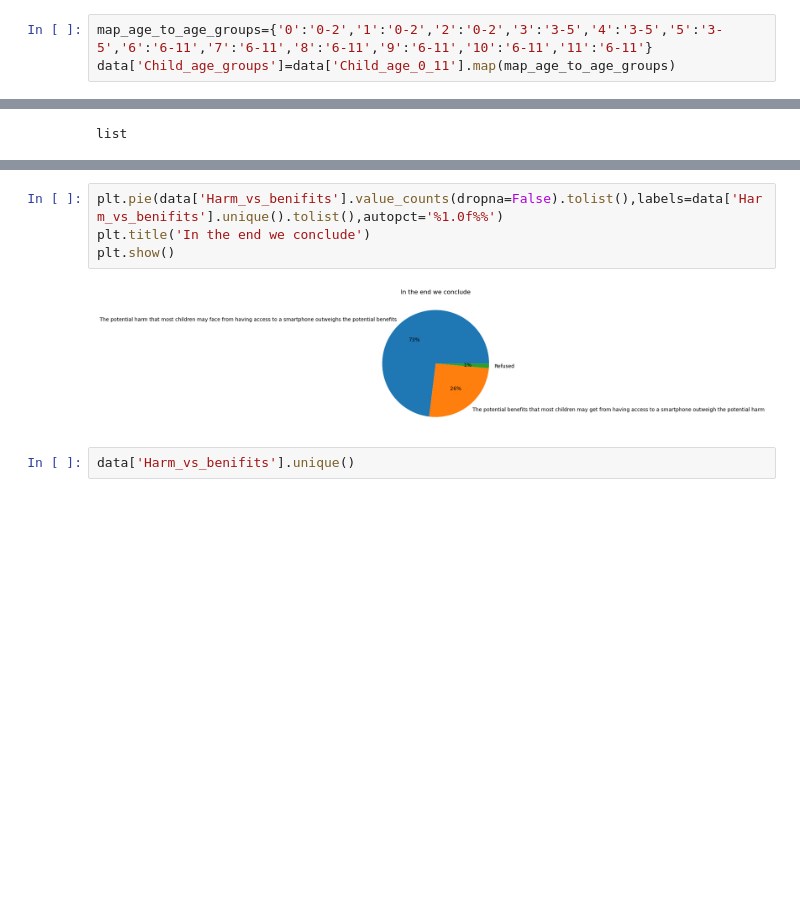
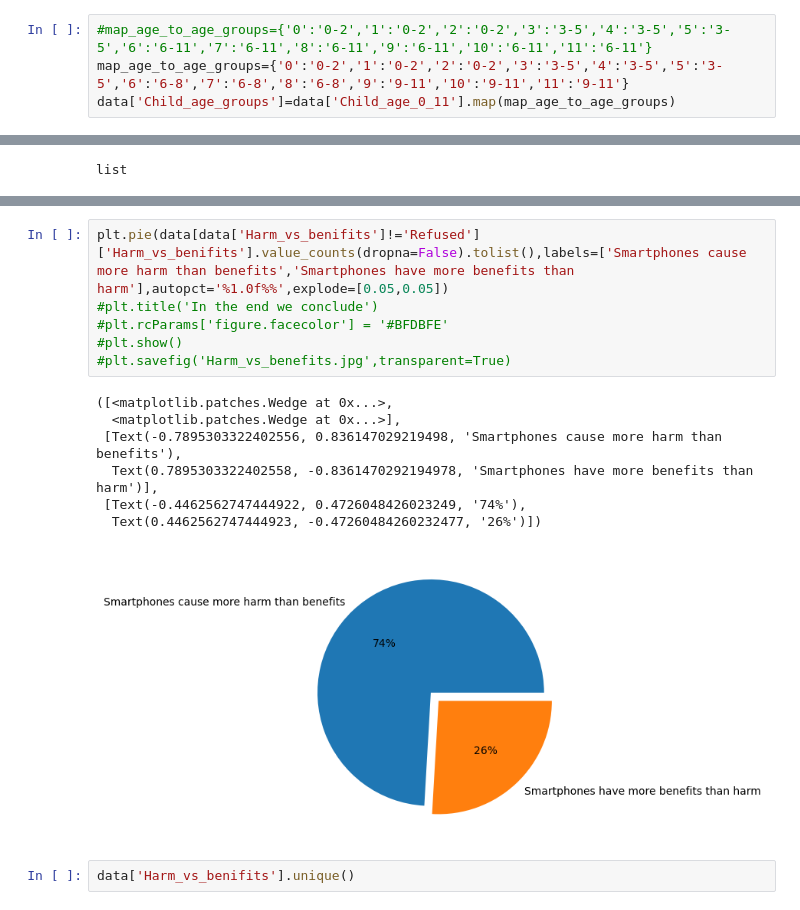
Before and after one commit to tyz-sd/Parenting-children-in-the-age-of-screens, a Jupyter notebook: Initial_visualizations.ipynb, the cells around one changed output, grey strips where cells are left out. Drawn from its saved outputs; the diff is of its cells as text; blank space fills up the shorter version.

```diff
--- a/Initial_visualizations.ipynb
+++ b/Initial_visualizations.ipynb
@@ -41,6 +41,7 @@ plt.show()
 # %% [output]
 [figure]
 # %%
-map_age_to_age_groups={'0':'0-2','1':'0-2','2':'0-2','3':'3-5','4':'3-5','5':'3-5','6':'6-11','7':'6-11','8':'6-11','9':'6-11','10':'6-11','11':'6-11'}
+#map_age_to_age_groups={'0':'0-2','1':'0-2','2':'0-2','3':'3-5','4':'3-5','5':'3-5','6':'6-11','7':'6-11','8':'6-11','9':'6-11','10':'6-11','11':'6-11'}
+map_age_to_age_groups={'0':'0-2','1':'0-2','2':'0-2','3':'3-5','4':'3-5','5':'3-5','6':'6-8','7':'6-8','8':'6-8','9':'9-11','10':'9-11','11':'9-11'}
 data['Child_age_groups']=data['Child_age_0_11'].map(map_age_to_age_groups)
 # %%
@@ -108,9 +111,17 @@ plt.show()
 # %%
-plt.pie(data['Harm_vs_benifits'].value_counts(dropna=False).tolist(),labels=data['Harm_vs_benifits'].unique().tolist(),autopct='%1.0f%%')
-plt.title('In the end we conclude')
-plt.show()
+plt.pie(data[data['Harm_vs_benifits']!='Refused']['Harm_vs_benifits'].value_counts(dropna=False).tolist(),labels=['Smartphones cause more harm than benefits','Smartphones have more benefits than harm'],autopct='%1.0f%%',explode=[0.05,0.05])
+#plt.title('In the end we conclude')
+#plt.rcParams['figure.facecolor'] = '#BFDBFE'
+#plt.show()
+#plt.savefig('Harm_vs_benefits.jpg',transparent=True)
 # %% [output]
+([<matplotlib.patches.Wedge at 0x...>,
+  <matplotlib.patches.Wedge at 0x...>],
+ [Text(-0.7895303322402556, 0.836147029219498, 'Smartphones cause more harm than benefits'),
+  Text(0.7895303322402558, -0.8361470292194978, 'Smartphones have more benefits than harm')],
+ [Text(-0.4462562747444922, 0.4726048426023249, '74%'),
+  Text(0.4462562747444923, -0.47260484260232477, '26%')])
-[figure, old version]
+[figure, new version]
 # %%
 data['Harm_vs_benifits'].unique()
 # %% [output]
```
Also changed, not shown: parts of 7 cells of this notebook, 4 other files.
